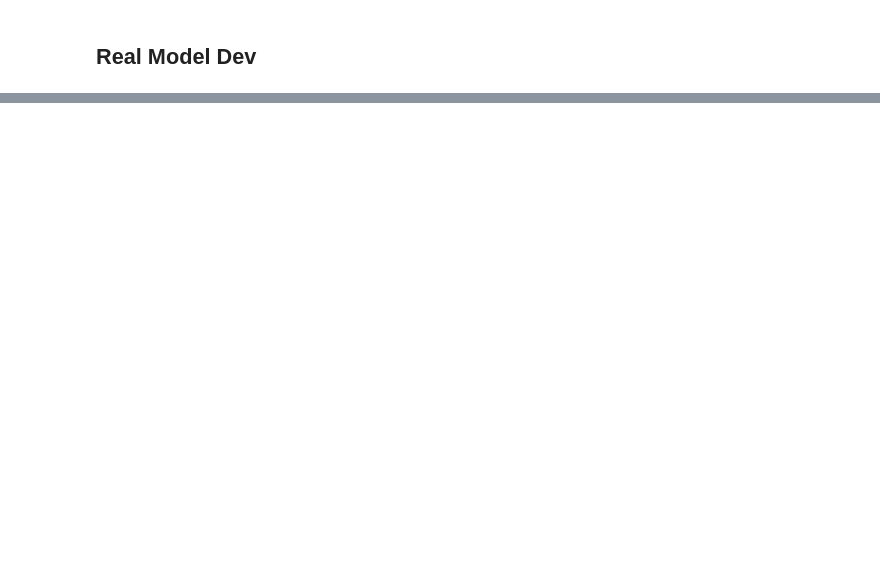
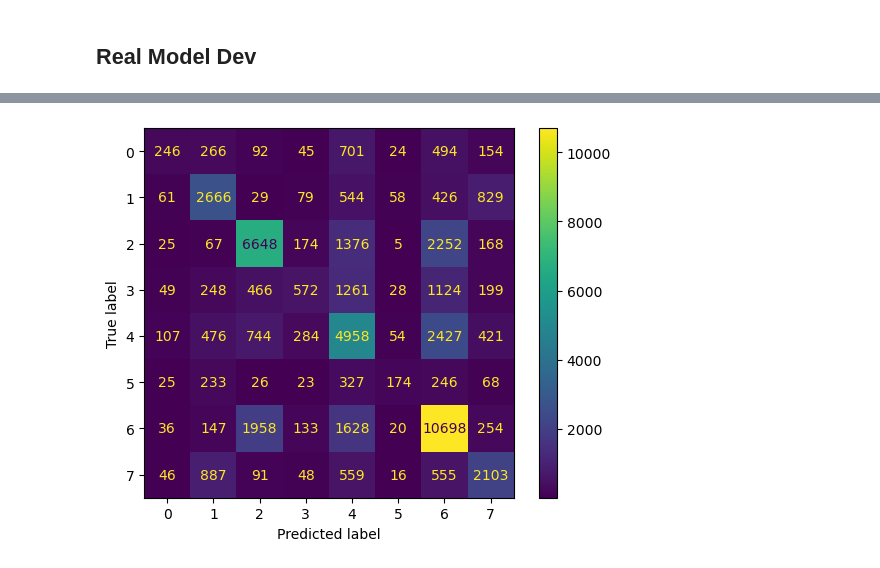
Before and after one commit to LtAstros/CSE158RTRProject, a Jupyter notebook: CSE158RTRProject.ipynb, the cells around one changed output, grey strips where cells are left out. Cells and saved outputs as stored; diff of their text form; code cells hidden in the pictures; blank space fills up the shorter version.

```diff
--- a/CSE158RTRProject.ipynb
+++ b/CSE158RTRProject.ipynb
@@ -148,0 +163,6 @@ def get_data(text_col):
+# %%
+disp = ConfusionMatrixDisplay(confusion_matrix(y_test,y_preds))
+disp.plot()
+plt.show()
+# %% [output]
+[figure, added]
```
Also changed, not shown: parts of 24 cells of this notebook, 1 other file.
